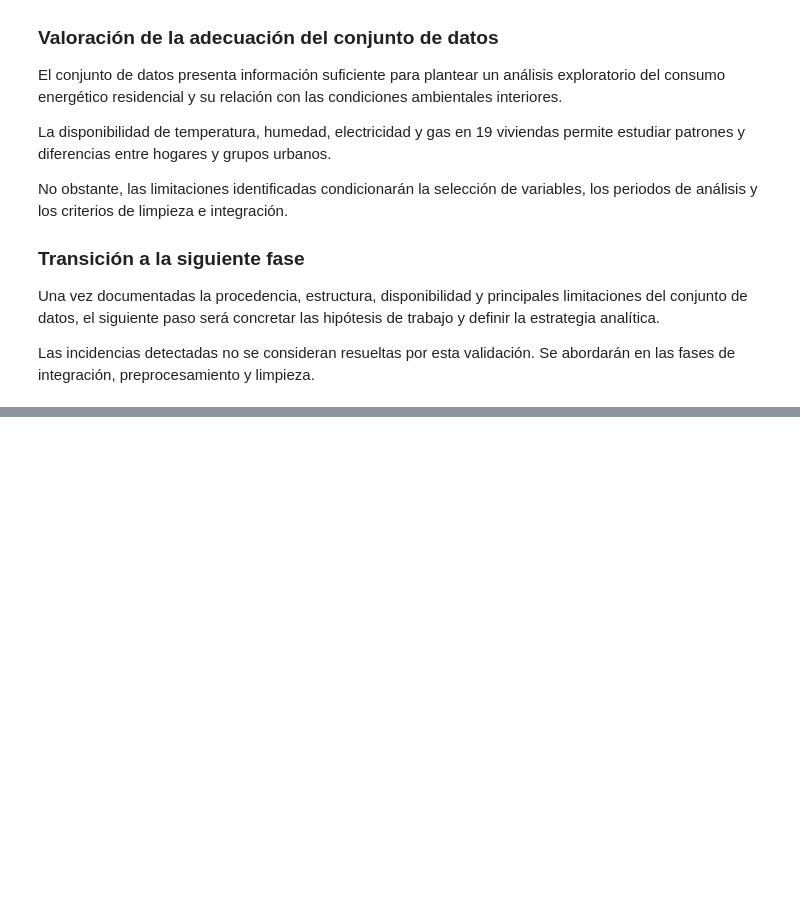
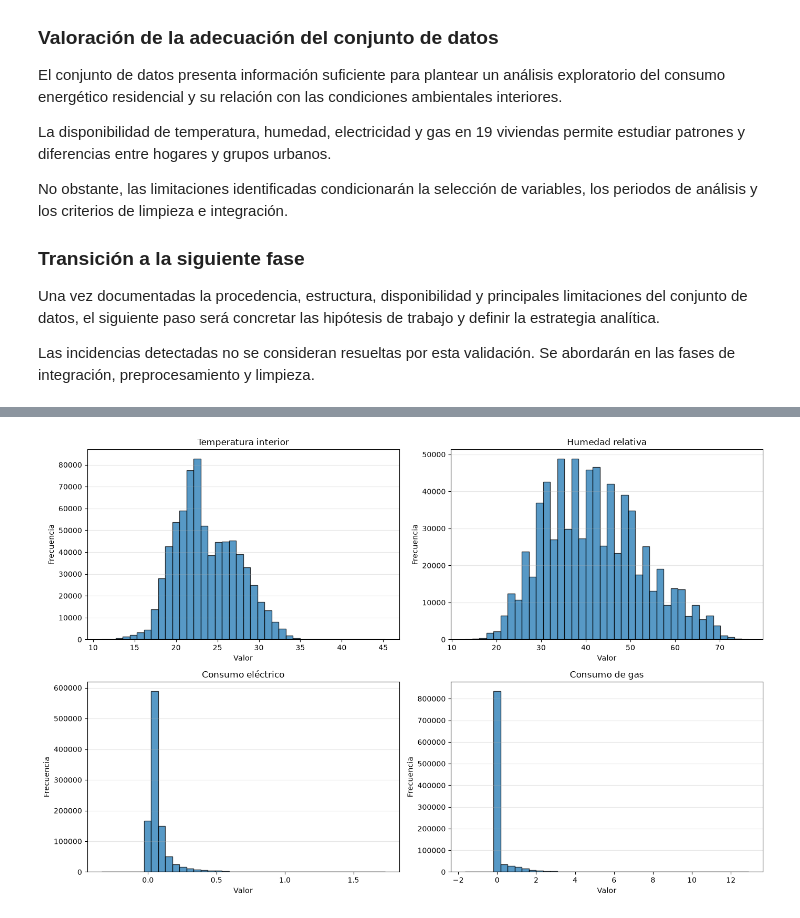
Before and after one commit to mochilooo/EDA-Monitorizacion-Energetica, a Jupyter notebook: src/main.ipynb, the cells around one changed output, grey strips where cells are left out. Cells and saved outputs as stored; diff of their text form; code cells hidden in the pictures; blank space fills up the shorter version.

```diff
--- a/src/main.ipynb
+++ b/src/main.ipynb
@@ -2594,0 +3123,7 @@ Las incidencias detectadas no se consideran resueltas por esta validación. Se a
+# %%
+# Crear la columna DateTime
+df_long["DateTime"] = pd.to_datetime(
+    df_long["Date"] + " " + df_long["Time"],
+    format="%d/%m/%Y %H:%M",
+    errors="coerce"
+)
@@ -2594,0 +3481,33 @@ Las incidencias detectadas no se consideran resueltas por esta validación. Se a
+# %%
+import matplotlib.pyplot as plt
+
+variables = [
+    "TEMPERATURE",
+    "HUMIDITY",
+    "ELECTRICITY",
+    "GAS"
+]
+
+titles = [
+    "Temperatura interior",
+    "Humedad relativa",
+    "Consumo eléctrico",
+    "Consumo de gas"
+]
+
+fig, axes = plt.subplots(2, 2, figsize=(14, 9))
+
+for ax, variable, title in zip(axes.flat, variables, titles):
+
+    data = df_integrated[variable].dropna()
+
+    ax.hist(data, bins=40, edgecolor="black", alpha=0.75)
+    ax.set_title(title)
+    ax.set_xlabel("Valor")
+    ax.set_ylabel("Frecuencia")
+    ax.grid(axis="y", alpha=0.3)
+
+plt.tight_layout()
+plt.show()
+# %% [output]
+[figure, added]
```
Also changed, not shown: parts of 53 cells of this notebook, 3 other files.
